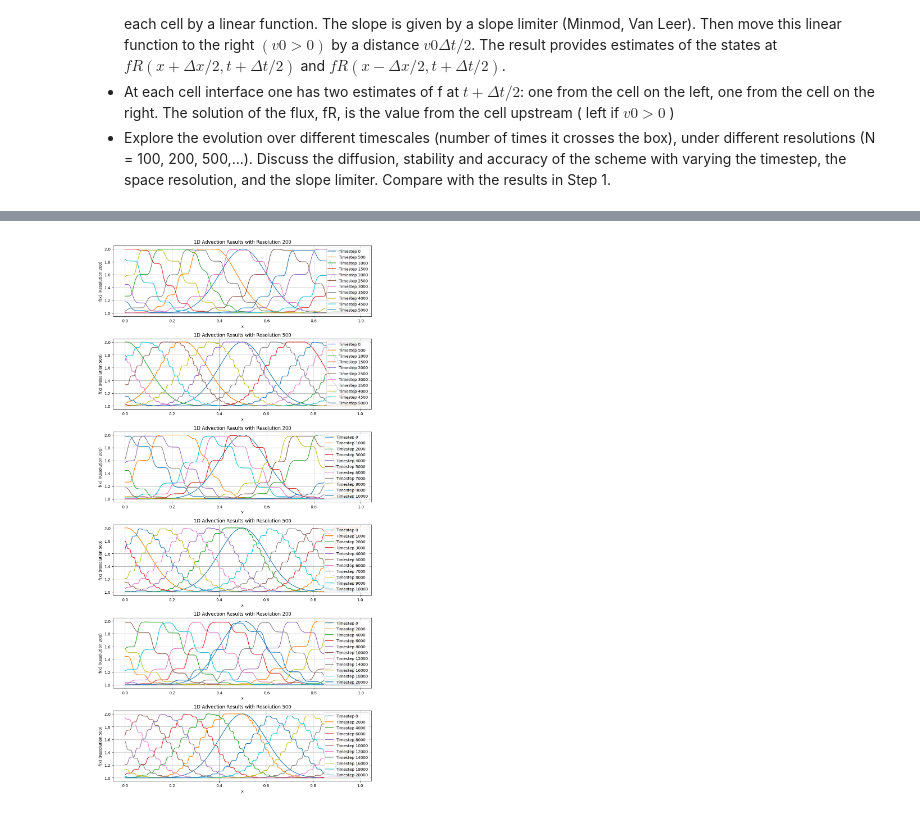
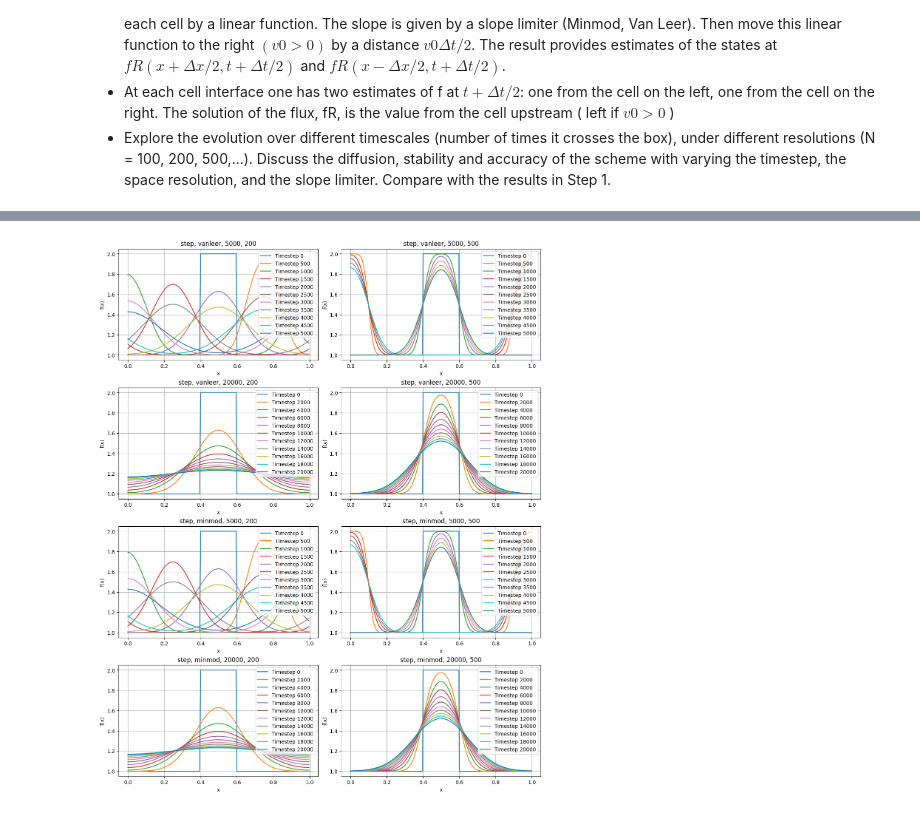
Before and after one commit to dariohug/03_Hydro_project, a Jupyter notebook: visualization.ipynb, the cells around one changed output, grey strips where cells are left out. Cells and saved outputs as stored; diff of their text form; code cells hidden in the pictures.

```diff
--- a/visualization.ipynb
+++ b/visualization.ipynb
@@ -77,7 +102,7 @@ output_file_name = "01_advection_results.csv"
 compile_command = ["g++", cpp_file, "-o", "task01"]
 compile_process = subprocess.run(compile_command, capture_output=True, text=True)
 
-methods = ["firstOrderEuler", "laxWendroff"]
+methods = ["firstOrderEuler", "RK2", "laxWendroff"]
 resolutions = ["100", "500"]
 data_results = {}
 
@@ -117,5 +148,7 @@ Output:     Simulations completed, results saved in: 01_advection_results.csv
 # %%
-fig, axes = plt.subplots(len(methods) * len(resolutions), 1, figsize=(10, 15))
+num_plots = len(methods) * len(resolutions)
+fig, axes = plt.subplots(2, 3, figsize=(12, 15), constrained_layout=True)
+axes = axes.flatten()  # Flatten to simplify indexing
 
 for ax, ((method, resolution), data) in zip(axes, data_results.items()):
     x = data["x"].values
@@ -132,8 +165,11 @@ for ax, ((method, resolution), data) in zip(axes, data_results.items()):
     ax.set_xlabel("x")
     ax.set_ylabel("f(x)")
     ax.grid()
-    ax.legend(loc ="upper right")
+    ax.legend(loc="upper right")
 
-plt.tight_layout()
+# Hide any unused subplots if the number of plots isn't even
+for i in range(num_plots, len(axes)):
+    fig.delaxes(axes[i])
+
 plt.show()
 # %% [output]
@@ -221,36 +265,28 @@ Simulations completed, results saved in: 01_02_advection_second_order_results.cs
 # %%
-# Example: Assuming 'data_results' contains the necessary data with time series and resolutions
-fig, axes = plt.subplots(len(time_scales) * len(resolutions), 1, figsize=(10, 20))
+num_plots = len(methods) * len(resolutions) * len(starting_profiles) * len(slope_limiter)
+fig, axes = plt.subplots(4, 2, figsize=(12, 15), constrained_layout=True)
+axes = axes.flatten()  # Flatten to simplify indexing
 
-# Ensure axes is iterable in case there's only one subplot
-if len(data_results) == 1:
-    axes = [axes]
-
-for ax, ((time, resolution), data) in zip(axes, data_results.items()):
-    # Extract x values and time series data
+for ax, ((starting_profil, slope_limiter, time, resolution), data) in zip(axes, data_results.items()):
     x = data["x"].values
     time_series = data.drop(columns=["x"]).values
 
-    # Determine the number of timesteps and adjust the plot interval
+    # Adjust the plotting interval based on the number of timesteps
     num_timesteps = time_series.shape[1]
-    plot_interval = max(1, num_timesteps // 10)
+    plot_interval = max(1, num_timesteps // 10)  # Plot 10 lines
 
-    # Plot results for selected timesteps (now adjusting for timescale)
     for t in range(0, num_timesteps, plot_interval):
-        ax.plot(x, time_series[:, t], label=f"Timestep {t}")
+        ax.plot(x, time_series[:, t], label=f'Timestep {t}')
 
-    # Customize the plot with resolution-specific title and labels
-    ax.set_title(f"1D Advection Results with Resolution {resolution}")
+    ax.set_title(f"{starting_profil}, {slope_limiter}, {time}, {resolution}")
     ax.set_xlabel("x")
-    ax.set_ylabel(f"f(x) (Resolution {resolution})")
+    ax.set_ylabel("f(x)")
     ax.grid()
     ax.legend(loc="upper right")
 
-# Adjust layout for better spacing
-plt.tight_layout()
 plt.show()
 # %% [output]
-[figure, old version]
+[figure, new version]
 # %% [markdown]
 ## Task 2.0 The 1D Diffusion Equation ##
 
```
Also changed, not shown: parts of 12 cells of this notebook, 4 other files.
